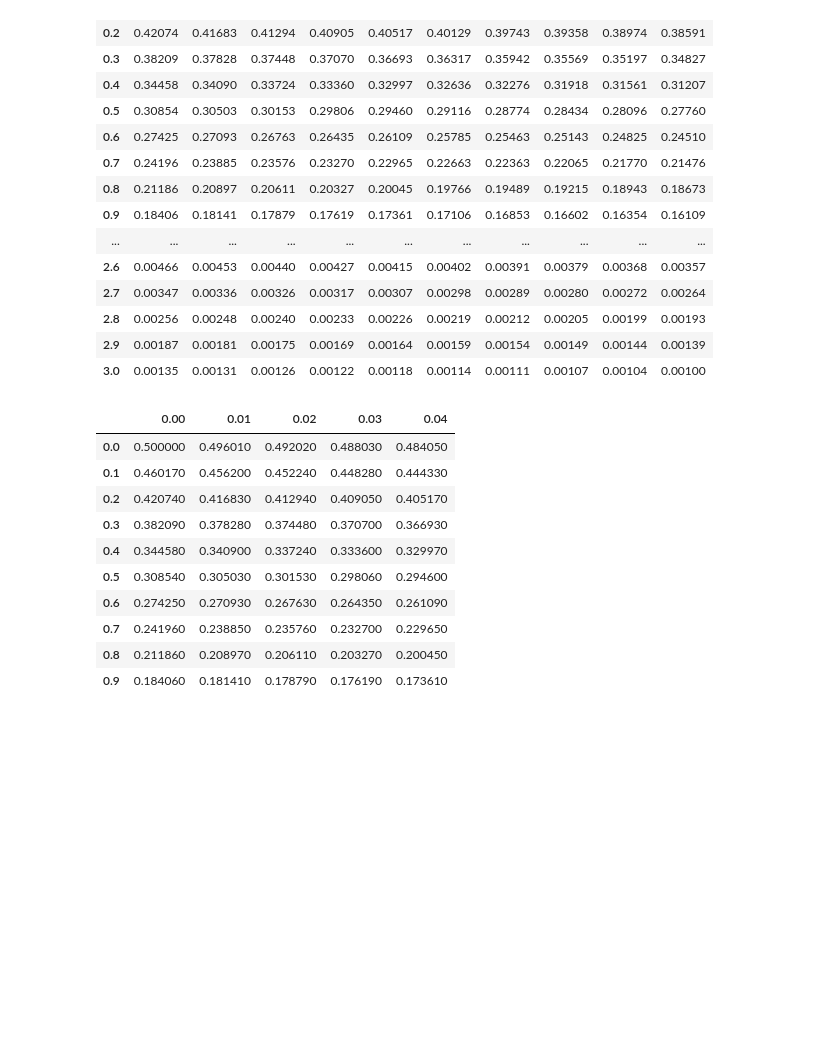
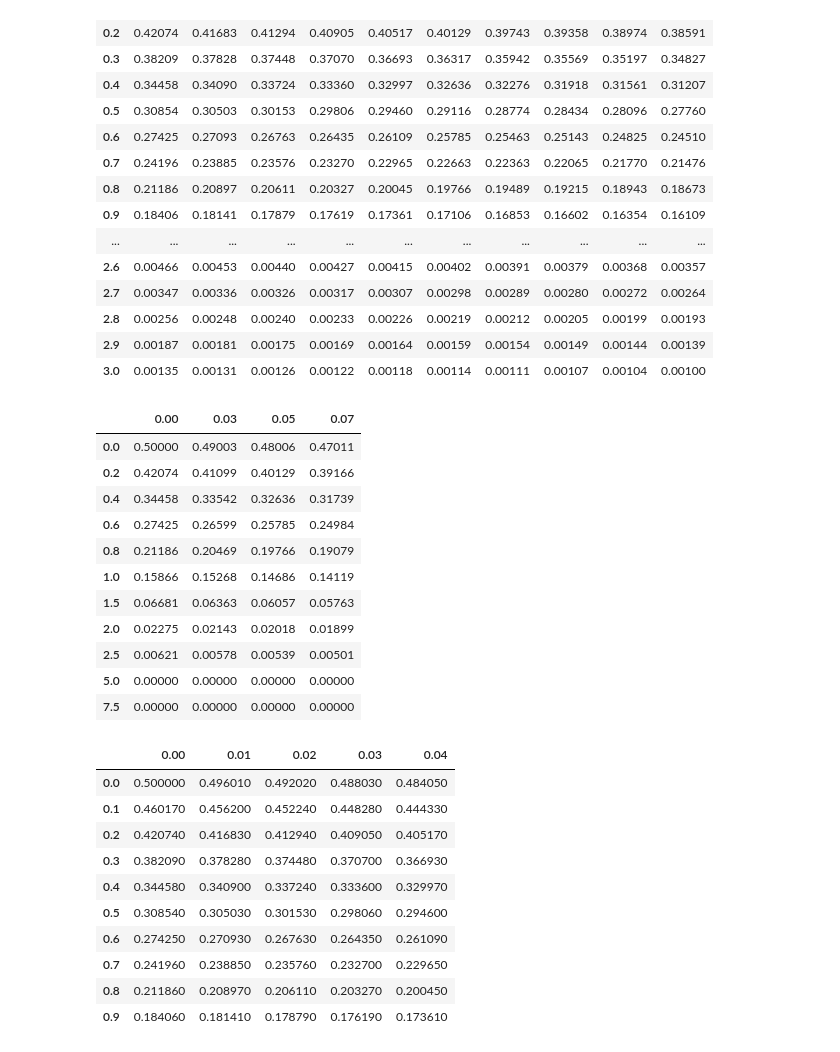
Before and after one commit to sasuraibito1125/google_colab, a Jupyter notebook: 標準正規分布表.ipynb, the cells around one changed output. Drawn from its saved outputs; the diff is of its cells as text; code cells hidden in the pictures; blank space fills up the shorter version.

Commit message:
標準正規分布表生成関数の生成範囲指定および各種検定統計量の計算を追加

```diff
--- a/標準正規分布表.ipynb
+++ b/標準正規分布表.ipynb
@@ -3,15 +3,19 @@
 # %% [markdown]
 # 関数定義
 # %%
-#@title #### 標準正規分布表生成関数 { vertical-output: true, display-mode: "form" }
+# @title #### 標準正規分布表生成関数 { vertical-output: true, display-mode: "form" }
 #@markdown 関数名：`generate_snd_table`
-#@markdown * 引数：`both=False`, `precision=5`
+#@markdown * 引数：`rows=None`, `columns=None`, `both=False`, `precision=5`
 #@markdown * 戻り値：`DataFrame`
-def generate_snd_table(both=False, precision=5):
+def generate_snd_table(rows=None, columns=None, both=False, precision=5):
   '''To generate the table of standard normal distribution.
 
   Parameters
   ----------
+  rows: list of integer and 1st decimal place of the z-values.
+    if undefined, the values are from 0 to 30 in increments of 0.1.
+  columns: list of 2nd and 3rd decimal places of the z-values.
+    if undefined, the values are from 0.00 to 0.09 in increments of 0.01.
   both: flag to specify one-sided or both-sided. default False(both-sided).
   precision: precision of the value of probability. default 5.
 
@@ -24,11 +28,27 @@ def generate_snd_table(both=False, precision=5):
   import pandas as pd
   from scipy.stats import norm
 
-  columns = np.array([i * 0.01 for i in range(10)])
-  rows = np.array([i * 0.1 for i in range(31)]).reshape(-1, 1)
-  sum = columns + rows
+  def generate_default_columns():
+    return np.array([i * 0.01 for i in range(10)])
+  def generate_default_rows():
+    return np.array([i * 0.1 for i in range(31)]).reshape(-1, 1)
 
-  df = pd.DataFrame(norm.sf(sum, loc=0, scale=1),
+  if not columns:
+    columns = generate_default_columns()
+
+  if not rows:
+    rows = generate_default_rows()
+  else:
+    rows = np.array(rows)
+    if rows.ndim == 1:
+      rows = rows.reshape(-1, 1)
+    elif rows.ndim == 2 and rows.shape[1] == 1:
+      pass
+    else:
+      print('不正な自由度のリストが指定されました。デフォルト値を使用します。')
+      rows = generate_default_rows()
+
+  df = pd.DataFrame(norm.sf(columns + rows, loc=0, scale=1),
                       columns=list(map(lambda x: "%.2f" % x, columns)),
                       index=list(map(lambda x: "%.1f" % x, rows)))
   return (df * (2 if both else 1)).round(precision)
@@ -337,6 +460,25 @@ snd
 | 2.8 | 0.00256 | 0.00248 | 0.00240 | 0.00233 | 0.00226 | 0.00219 | 0.00212 | 0.00205 | 0.00199 | 0.00193 |
 | 2.9 | 0.00187 | 0.00181 | 0.00175 | 0.00169 | 0.00164 | 0.00159 | 0.00154 | 0.00149 | 0.00144 | 0.00139 |
 | 3.0 | 0.00135 | 0.00131 | 0.00126 | 0.00122 | 0.00118 | 0.00114 | 0.00111 | 0.00107 | 0.00104 | 0.00100 |
+# %%
+#@title #### 利用例：`generate_snd_table` { run: "auto", display-mode: "both" }
+#@markdown 標準正規分布表の表示（行と列を指定）
+rows = [0, 0.2, 0.4, 0.6, 0.8, 1.0, 1.5, 2.0, 2.5, 5.0, 7.5] #@param {type:"raw"}
+columns = [0.00, 0.025, 0.05, 0.075] #@param {type:"raw"}
+generate_snd_table(rows=rows, columns=columns)
+# %% [output]
+|  | 0.00 | 0.03 | 0.05 | 0.07 |
+| 0.0 | 0.50000 | 0.49003 | 0.48006 | 0.47011 |
+| 0.2 | 0.42074 | 0.41099 | 0.40129 | 0.39166 |
+| 0.4 | 0.34458 | 0.33542 | 0.32636 | 0.31739 |
+| 0.6 | 0.27425 | 0.26599 | 0.25785 | 0.24984 |
+| 0.8 | 0.21186 | 0.20469 | 0.19766 | 0.19079 |
+| 1.0 | 0.15866 | 0.15268 | 0.14686 | 0.14119 |
+| 1.5 | 0.06681 | 0.06363 | 0.06057 | 0.05763 |
+| 2.0 | 0.02275 | 0.02143 | 0.02018 | 0.01899 |
+| 2.5 | 0.00621 | 0.00578 | 0.00539 | 0.00501 |
+| 5.0 | 0.00000 | 0.00000 | 0.00000 | 0.00000 |
+| 7.5 | 0.00000 | 0.00000 | 0.00000 | 0.00000 |
 # %%
 #@title #### 利用例：`highlight_subject` { run: "auto", display-mode: "both" }
 #@markdown 標準正規分布表（抜粋）で選択した行と列を強調
```
Also changed, not shown: parts of 10 cells of this notebook.
